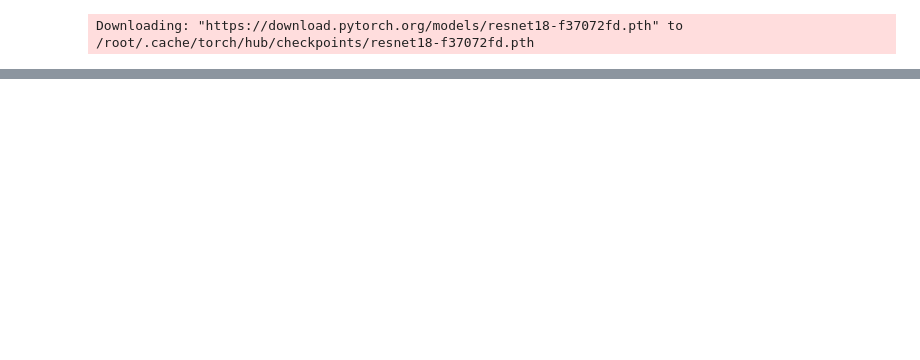
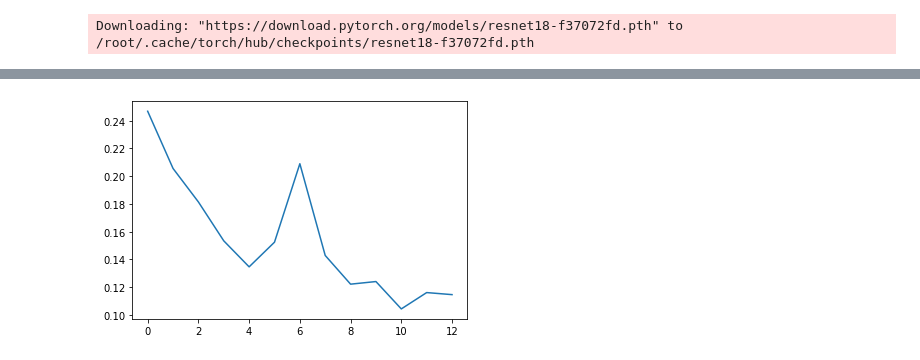
Before and after one commit to ChangZero/TIL, a Jupyter notebook: 딥러닝 파이토치 교과서/Chap5_전이학습.ipynb, the cells around one changed output, grey strips where cells are left out. Cells and saved outputs as stored; diff of their text form; code cells hidden in the pictures; blank space fills up the shorter version.

```diff
--- a/딥러닝 파이토치 교과서/Chap5_전이학습.ipynb
+++ b/딥러닝 파이토치 교과서/Chap5_전이학습.ipynb
@@ -134,0 +308,5 @@ ResNet(
+# %%
+plt.plot(train_loss_hist)
+plt.show()
+# %% [output]
+[figure, added]
```
Also changed, not shown: parts of 12 cells of this notebook.
